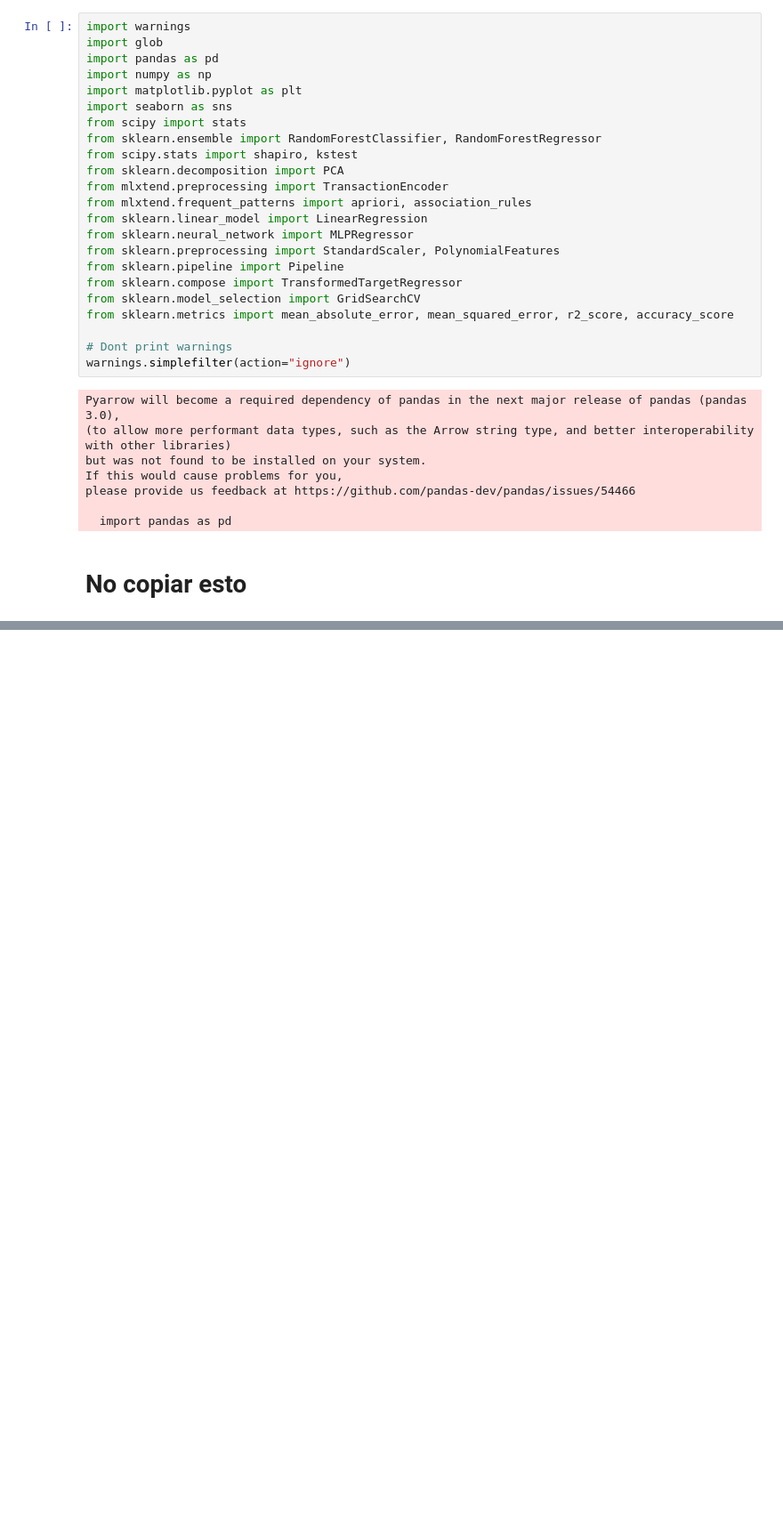
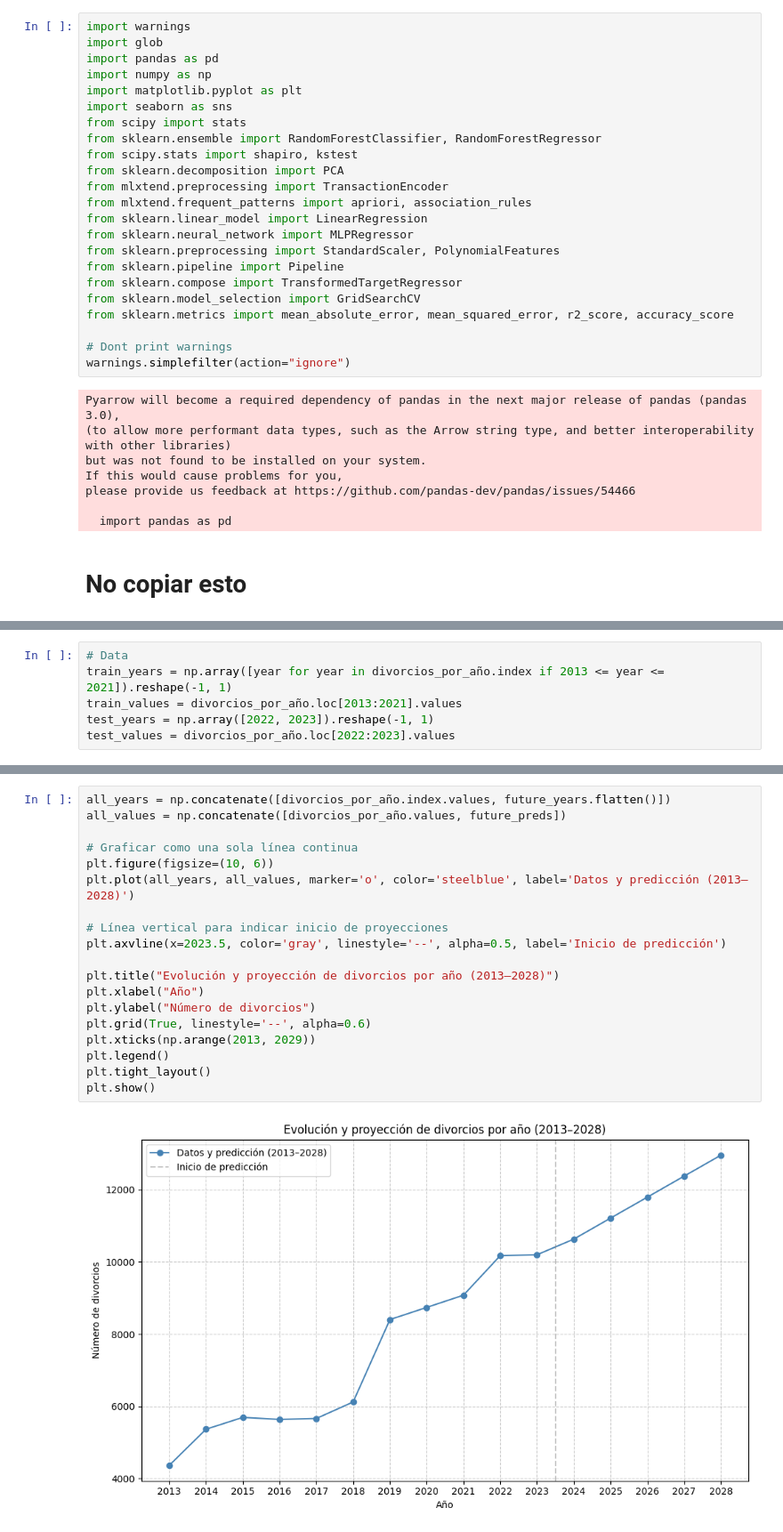
Before and after one commit to DanielRasho/MD-Proyecto3, a Jupyter notebook: divorce_prediction.ipynb, the cells around one changed output, grey strips where cells are left out. Shown: that part at 89% size. Cells and saved outputs as stored; diff of their text form; blank space fills up the shorter version.

```diff
--- a/divorce_prediction.ipynb
+++ b/divorce_prediction.ipynb
@@ -609,0 +651,6 @@ merged_df = filled_df
+# %%
+# Data
+train_years = np.array([year for year in divorcios_por_año.index if 2013 <= year <= 2021]).reshape(-1, 1)
+train_values = divorcios_por_año.loc[2013:2021].values
+test_years = np.array([2022, 2023]).reshape(-1, 1)
+test_values = divorcios_por_año.loc[2022:2023].values
@@ -609,0 +730,21 @@ merged_df = filled_df
+# %%
+all_years = np.concatenate([divorcios_por_año.index.values, future_years.flatten()])
+all_values = np.concatenate([divorcios_por_año.values, future_preds])
+
+# Graficar como una sola línea continua
+plt.figure(figsize=(10, 6))
+plt.plot(all_years, all_values, marker='o', color='steelblue', label='Datos y predicción (2013–2028)')
+
+# Línea vertical para indicar inicio de proyecciones
+plt.axvline(x=2023.5, color='gray', linestyle='--', alpha=0.5, label='Inicio de predicción')
+
+plt.title("Evolución y proyección de divorcios por año (2013–2028)")
+plt.xlabel("Año")
+plt.ylabel("Número de divorcios")
+plt.grid(True, linestyle='--', alpha=0.6)
+plt.xticks(np.arange(2013, 2029))
+plt.legend()
+plt.tight_layout()
+plt.show()
+# %% [output]
+[figure, added]
```
Also changed, not shown: parts of 11 cells of this notebook.
